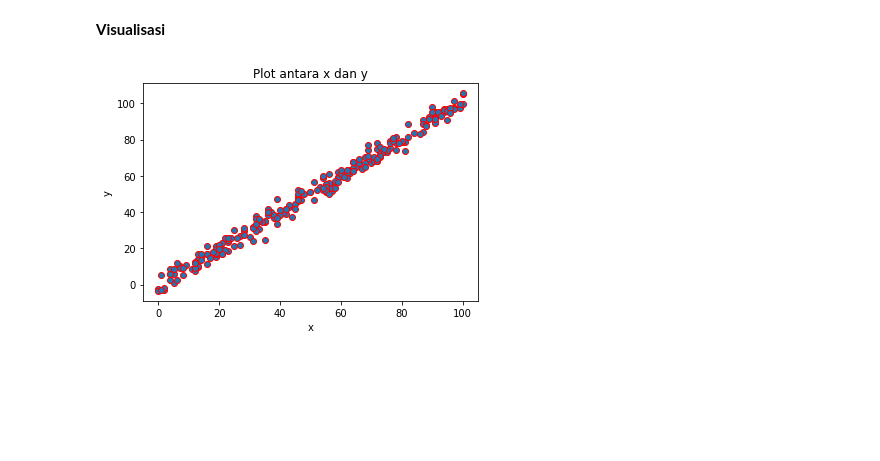
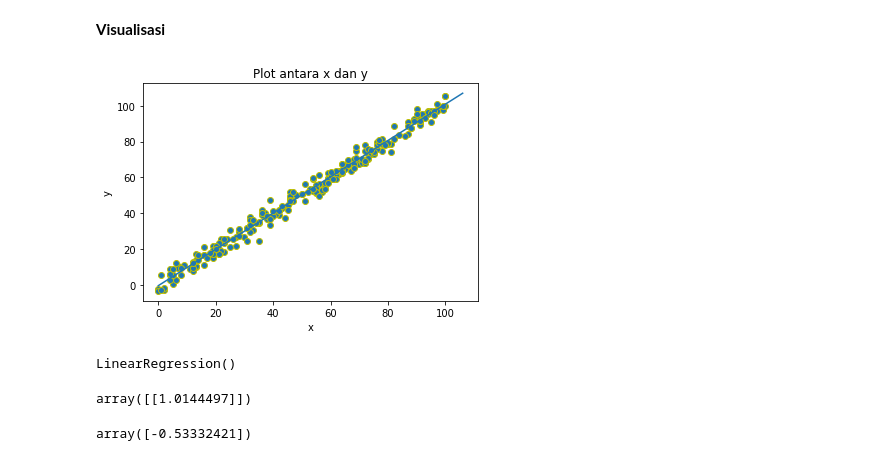
Before and after one commit to amilsiddik/Deep-Learning, a Jupyter notebook: Pertemuan_2_B.ipynb, the cells around one changed output. Drawn from its saved outputs; the diff is of its cells as text; code cells hidden in the pictures; blank space fills up the shorter version.

```diff
--- a/Pertemuan_2_B.ipynb
+++ b/Pertemuan_2_B.ipynb
@@ -62,10 +62,27 @@ print(X_train.size, X_test.size)
 # %%
 import numpy as np
 import matplotlib.pyplot as plt
-plt.scatter(X_train,y_train, edgecolors='r')
+plt.scatter(X_train,y_train, edgecolors='y')
 plt.xlabel('x')
 plt.ylabel('y')
 plt.title('Plot antara x dan y')
+x1 = np.linspace(0,106)
+y1 = -0.53332421 + 1.0144497*x1
+plt.plot(x1,y1)
 plt.show()
 # %% [output]
-[figure, old version]
+[figure, new version]
+# %%
+import sklearn.linear_model as lm
+model1 = lm.LinearRegression()
+model1.fit(X_train,y_train)
+# %% [output]
+LinearRegression()
+# %%
+model1.coef_
+# %% [output]
+array([[1.0144497]])
+# %%
+model1.intercept_
+# %% [output]
+array([-0.53332421])
```
